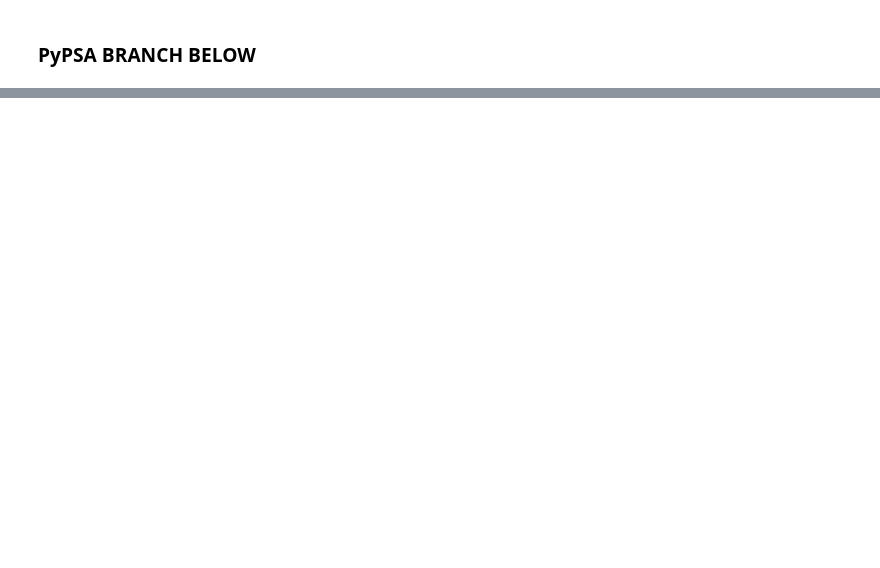
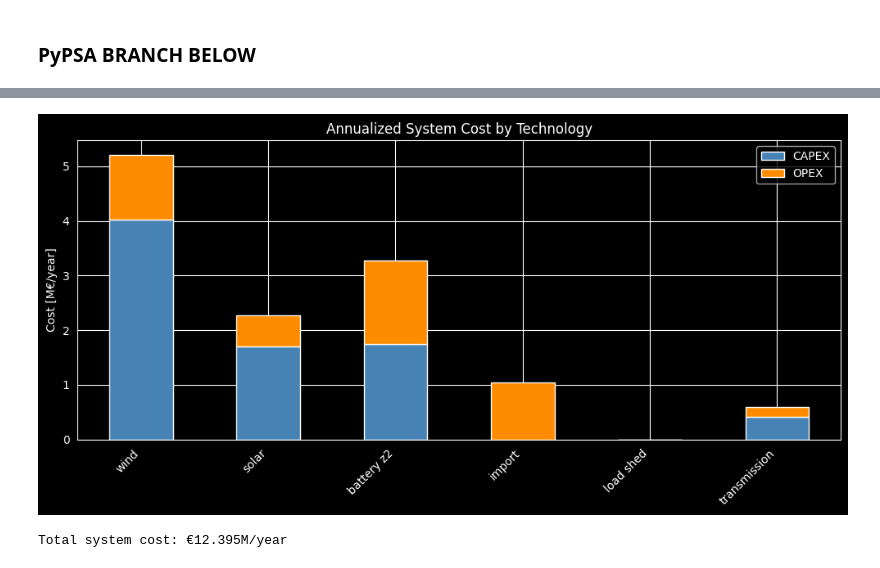
Before and after one commit to karivero/esi_final_repo, a Jupyter notebook: final_esi/ESI_Assignment/ESI_assignment_point1_empty.ipynb, the cells around one changed output, grey strips where cells are left out. Drawn from its saved outputs; the diff is of its cells as text; code cells hidden in the pictures; blank space fills up the shorter version.

```diff
--- a/final_esi/ESI_Assignment/ESI_assignment_point1_empty.ipynb
+++ b/final_esi/ESI_Assignment/ESI_assignment_point1_empty.ipynb
@@ -931,0 +836,43 @@ TypeError: 'int' object is not subscriptable
+# %%
+#Costs Reconstruction
+# Reconstruct costs manually
+wind_mw = n.generators.p_nom_opt["wind"]
+solar_mw = n.generators.p_nom_opt["solar"]
+# battery_z1_mw = n.storage_units.p_nom_opt["battery storage zone 1"]
+battery_z2_mw = n.storage_units.p_nom_opt["battery storage zone 2"]
+import_mwh = n.generators_t.p["import"].sum()
+loadshed_mwh = n.generators_t.p["load shedding"].sum()
+
+cost_data = {
+    "wind":       {"CAPEX": annualized_capex_wind * wind_mw,
+                   "OPEX":  annualized_opex_wind  * wind_mw},
+    "solar":      {"CAPEX": annualized_capex_solar * solar_mw,
+                   "OPEX":  annualized_opex_solar  * solar_mw},
+    # "battery z1": {"CAPEX": annualized_capex_battery * battery_max_hours * battery_z1_mw,
+    #                "OPEX":  annualized_opex_battery  * battery_max_hours * battery_z1_mw},
+    "battery z2": {"CAPEX": annualized_capex_battery * battery_max_hours * battery_z2_mw,
+                   "OPEX":  annualized_opex_battery  * battery_max_hours * battery_z2_mw},
+    "import":     {"CAPEX": 0,
+                   "OPEX":  Operational_cost_electricity_import_cost * import_mwh},
+    "load shed":  {"CAPEX": 0,
+                   "OPEX":  Operational_cost_lost_load_penalty * loadshed_mwh},
+    "transmission": {"CAPEX": annualized_capex_transmission * n.links.loc["zone1-zone2", "p_nom"],
+                     "OPEX":  annualized_opex_transmission  * n.links.loc["zone1-zone2", "p_nom"]},
+}
+
+cost_df = pd.DataFrame(cost_data).T.div(1e6)  # convert to M€
+
+# plot
+fig, ax = plt.subplots(figsize=(10, 5))
+cost_df[["CAPEX", "OPEX"]].plot(kind="bar", stacked=True, ax=ax,
+                                 color=["steelblue", "darkorange"])
+ax.set_ylabel("Cost [M€/year]")
+ax.set_title("Annualized System Cost by Technology")
+plt.xticks(rotation=45, ha="right")
+plt.tight_layout()
+plt.show()
+
+print(f"Total system cost: €{cost_df['CAPEX'].sum() + cost_df['OPEX'].sum():.3f}M/year")
+# %% [output]
+[figure, added]
+Total system cost: €12.395M/year
```
Also changed, not shown: parts of 15 cells of this notebook.
